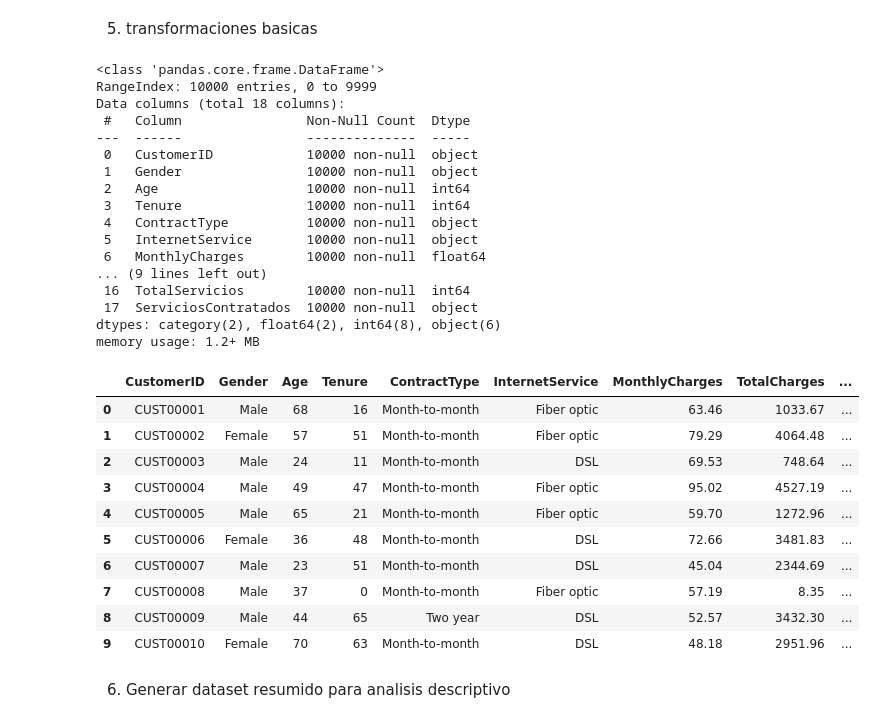
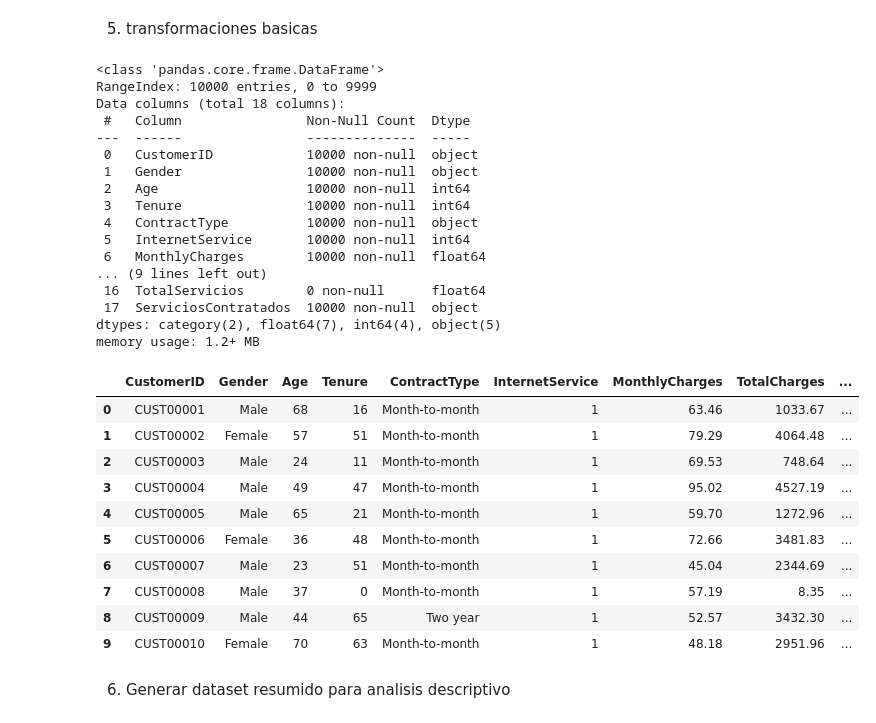
Before and after one commit to jhonnyTobon/PI3_Analitica_EA3, a Jupyter notebook: src/sincronicas/Semana_2SINC.ipynb, the cells around one changed output. Saved outputs shown, nothing was run; the diff lists cells and outputs as text; code cells hidden in the pictures.

```diff
--- a/src/sincronicas/Semana_2SINC.ipynb
+++ b/src/sincronicas/Semana_2SINC.ipynb
@@ -93,8 +117,8 @@ df["CategoriaTenure"] = pd.cut(
 # se crea una columna con un segmento de edad
 df["GrupoEdad"] = pd.cut(
     df["Age"],
-    bins=[0, 30, 50, 65, 100],
-    labels=["Joven", "Adulto", "Adulto Maduro", "Senior"]
+    bins=[0, 30, 65, 80],
+    labels=["Joven", "Adulto", "Adulto Mayor"]
 )
 # para las columnas que tienen un yes o no se reemplaza por valores de 0 y 1, para posteriores analisis de segmentos
 columnas = [
@@ -108,52 +132,63 @@ for col in columnas:
         "Yes": 1,
         "No": 0
     })
+
+columnas1 = [
+    "InternetService"
+]
+for col in columnas1:
+    df[col] = df[col].map({
+        "Fiber optic": 1,
+        'DSL': 1,
+        "No": 0
+    })
 # se genera una nueva columna que suma el total de servicios y tener el valor para crear segmentos
 df["TotalServicios"] = (
     df["TechSupport"] +
     df["StreamingTV"] +
-    df["OnlineSecurity"]
+    df["OnlineSecurity"] +
+    df["InternetService"]
 )
 # se genera una nueva columna que consolida los servicios contratados
 df["ServiciosContratados"] = (
-    df[["TechSupport", "StreamingTV", "OnlineSecurity"]]
+    df[["TechSupport", "StreamingTV", "OnlineSecurity", "InternetService"]]
     .apply(
         lambda fila: ", ".join(fila.index[fila == 1]),
         axis=1
     )
 )
 
 df.info()
 df.head(10)
 # %% [output]
 <class 'pandas.core.frame.DataFrame'>
 RangeIndex: 10000 entries, 0 to 9999
 Data columns (total 18 columns):
  #   Column                Non-Null Count  Dtype
 ---  ------                --------------  -----
  0   CustomerID            10000 non-null  object
  1   Gender                10000 non-null  object
  2   Age                   10000 non-null  int64
  3   Tenure                10000 non-null  int64
  4   ContractType          10000 non-null  object
- 5   InternetService       10000 non-null  object
+ 5   InternetService       10000 non-null  int64
  6   MonthlyCharges        10000 non-null  float64
 ... (9 lines left out)
- 16  TotalServicios        10000 non-null  int64
+ 16  TotalServicios        0 non-null      float64
  17  ServiciosContratados  10000 non-null  object
-dtypes: category(2), float64(2), int64(8), object(6)
+dtypes: category(2), float64(7), int64(4), object(5)
 memory usage: 1.2+ MB
 |  | CustomerID | Gender | Age | Tenure | ContractType | InternetService | MonthlyCharges | TotalCharges | ... |
-| 0 | CUST00001 | Male | 68 | 16 | Month-to-month | Fiber optic | 63.46 | 1033.67 | ... |
-| 1 | CUST00002 | Female | 57 | 51 | Month-to-month | Fiber optic | 79.29 | 4064.48 | ... |
-| 2 | CUST00003 | Male | 24 | 11 | Month-to-month | DSL | 69.53 | 748.64 | ... |
-| 3 | CUST00004 | Male | 49 | 47 | Month-to-month | Fiber optic | 95.02 | 4527.19 | ... |
-| 4 | CUST00005 | Male | 65 | 21 | Month-to-month | Fiber optic | 59.70 | 1272.96 | ... |
-| 5 | CUST00006 | Female | 36 | 48 | Month-to-month | DSL | 72.66 | 3481.83 | ... |
-| 6 | CUST00007 | Male | 23 | 51 | Month-to-month | DSL | 45.04 | 2344.69 | ... |
-| 7 | CUST00008 | Male | 37 | 0 | Month-to-month | Fiber optic | 57.19 | 8.35 | ... |
-| 8 | CUST00009 | Male | 44 | 65 | Two year | DSL | 52.57 | 3432.30 | ... |
-| 9 | CUST00010 | Female | 70 | 63 | Month-to-month | DSL | 48.18 | 2951.96 | ... |
+| 0 | CUST00001 | Male | 68 | 16 | Month-to-month | 1 | 63.46 | 1033.67 | ... |
+| 1 | CUST00002 | Female | 57 | 51 | Month-to-month | 1 | 79.29 | 4064.48 | ... |
+| 2 | CUST00003 | Male | 24 | 11 | Month-to-month | 1 | 69.53 | 748.64 | ... |
+| 3 | CUST00004 | Male | 49 | 47 | Month-to-month | 1 | 95.02 | 4527.19 | ... |
+| 4 | CUST00005 | Male | 65 | 21 | Month-to-month | 1 | 59.70 | 1272.96 | ... |
+| 5 | CUST00006 | Female | 36 | 48 | Month-to-month | 1 | 72.66 | 3481.83 | ... |
+| 6 | CUST00007 | Male | 23 | 51 | Month-to-month | 1 | 45.04 | 2344.69 | ... |
+| 7 | CUST00008 | Male | 37 | 0 | Month-to-month | 1 | 57.19 | 8.35 | ... |
+| 8 | CUST00009 | Male | 44 | 65 | Two year | 1 | 52.57 | 3432.30 | ... |
+| 9 | CUST00010 | Female | 70 | 63 | Month-to-month | 1 | 48.18 | 2951.96 | ... |
 # %% [markdown]
 6. Generar dataset resumido para analisis descriptivo
 # %%
```
Also changed, not shown: parts of 2 cells of this notebook.
